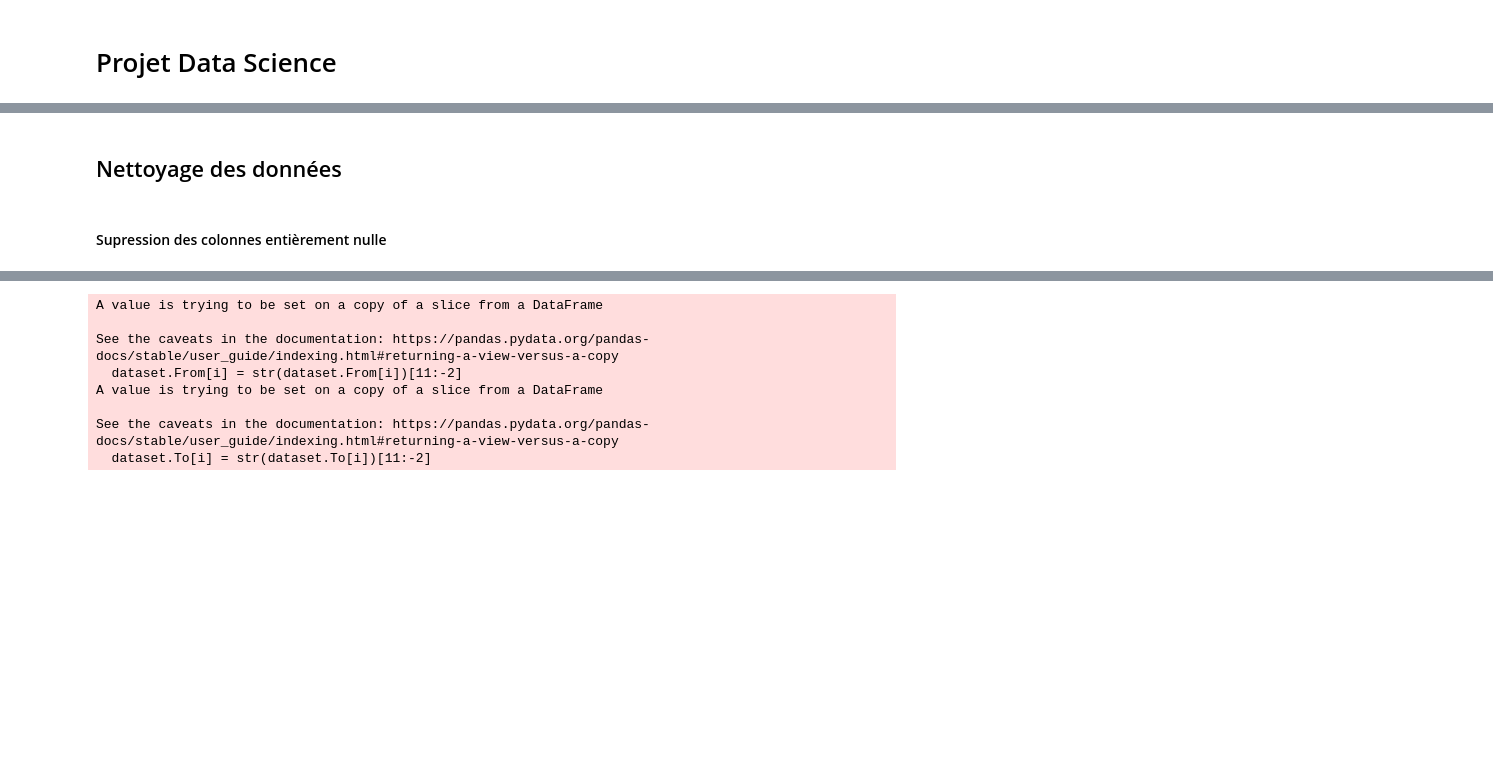
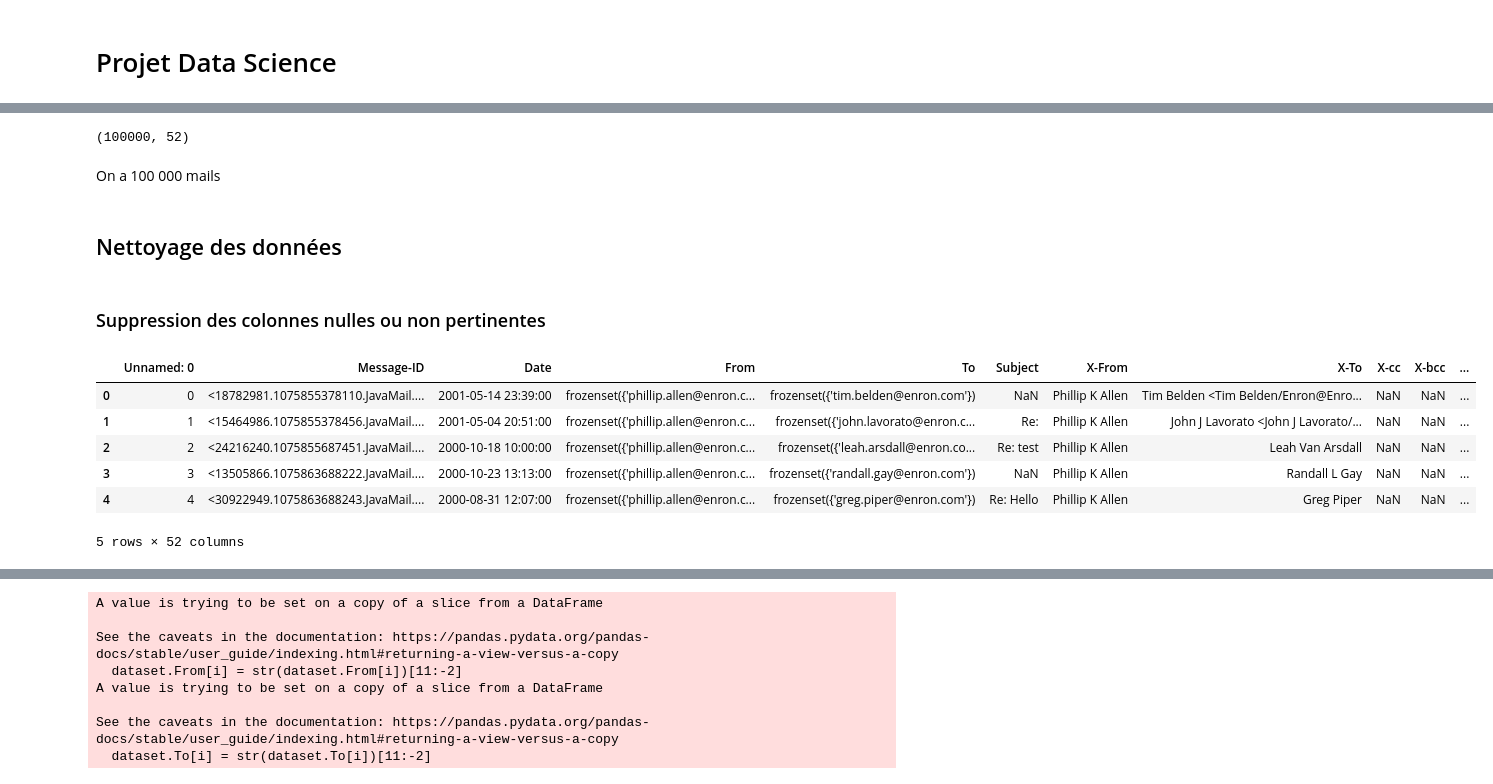
Before and after one commit to Rudy-balzano/ProjetDataScience, a Jupyter notebook: DS_project.ipynb, the cells around one changed output, grey strips where cells are left out. Drawn from its saved outputs; the diff is of its cells as text; code cells hidden in the pictures; blank space fills up the shorter version.

```diff
--- a/DS_project.ipynb
+++ b/DS_project.ipynb
@@ -10,4 +12,20 @@ dataset = pd.read_csv(r'C:\Users\wiega\NoteBooks\mails.csv')
+# %%
+dataset.shape
+# %% [output]
+(100000, 52)
+# %% [markdown]
+On a 100 000 mails
 # %% [markdown]
 ## Nettoyage des données
-# %% [markdown]
-#### Supression des colonnes entièrement nulle
+# %% [markdown]
+### Suppression des colonnes nulles ou non pertinentes
+# %%
+dataset.head()
+# %% [output]
+|  | Unnamed: 0 | Message-ID | Date | From | To | Subject | X-From | X-To | X-cc | X-bcc | ... |
+| 0 | 0 | <18782981.1075855378110.JavaMail.... | 2001-05-14 23:39:00 | frozenset({'phillip.allen@enron.c... | frozenset({'tim.belden@enron.com'}) | NaN | Phillip K Allen | Tim Belden <Tim Belden/Enron@Enro... | NaN | NaN | ... |
+| 1 | 1 | <15464986.1075855378456.JavaMail.... | 2001-05-04 20:51:00 | frozenset({'phillip.allen@enron.c... | frozenset({'john.lavorato@enron.c... | Re: | Phillip K Allen | John J Lavorato <John J Lavorato/... | NaN | NaN | ... |
+| 2 | 2 | <24216240.1075855687451.JavaMail.... | 2000-10-18 10:00:00 | frozenset({'phillip.allen@enron.c... | frozenset({'leah.arsdall@enron.co... | Re: test | Phillip K Allen | Leah Van Arsdall | NaN | NaN | ... |
+| 3 | 3 | <13505866.1075863688222.JavaMail.... | 2000-10-23 13:13:00 | frozenset({'phillip.allen@enron.c... | frozenset({'randall.gay@enron.com'}) | NaN | Phillip K Allen | Randall L Gay | NaN | NaN | ... |
+| 4 | 4 | <30922949.1075863688243.JavaMail.... | 2000-08-31 12:07:00 | frozenset({'phillip.allen@enron.c... | frozenset({'greg.piper@enron.com'}) | Re: Hello | Phillip K Allen | Greg Piper | NaN | NaN | ... |
+5 rows × 52 columns
```
Also changed, not shown: parts of 69 cells of this notebook, 1 other file.
